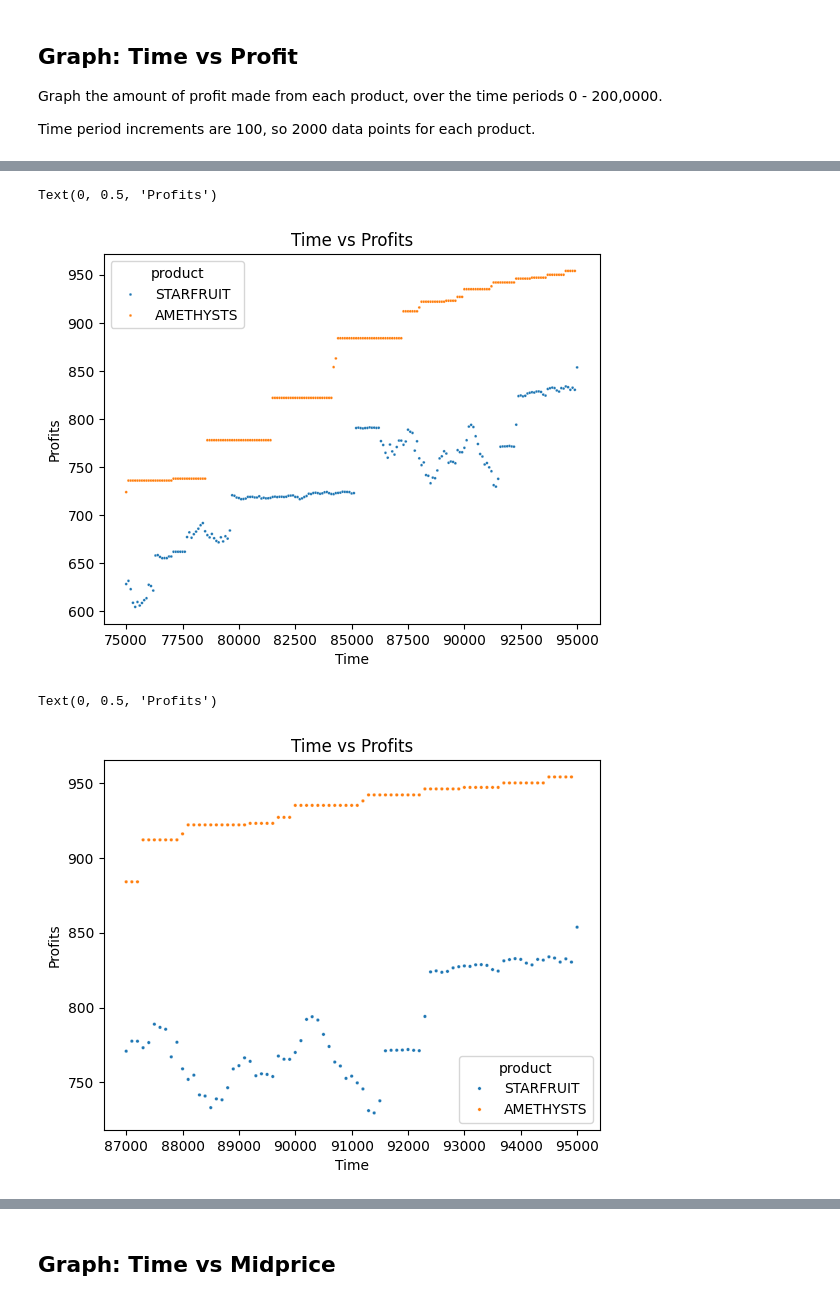
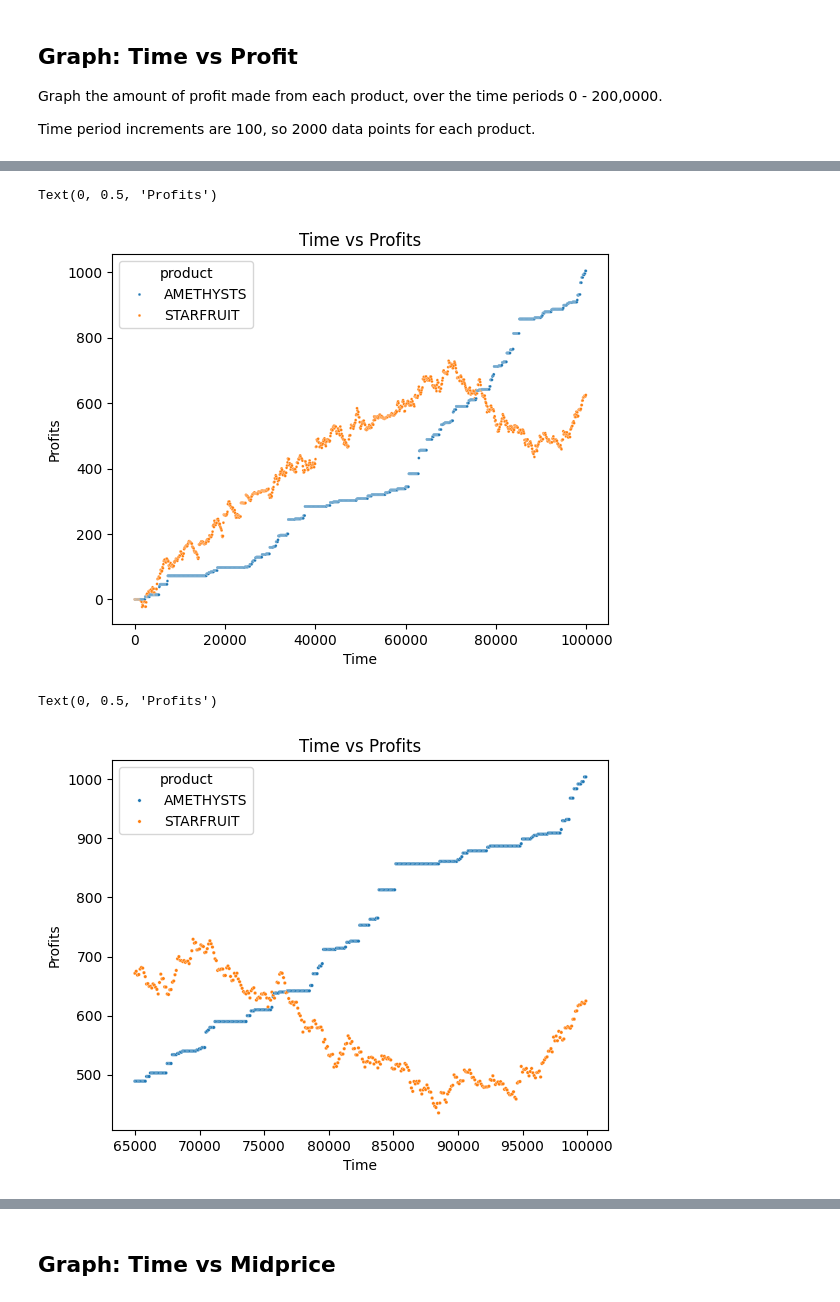
Before and after one commit to VincentG03/IMC-Poverty, a Jupyter notebook: Jonathan/Visuals (Jupyter)/Visualisation.ipynb, the cells around one changed output, grey strips where cells are left out. Saved outputs shown, nothing was run; the diff lists cells and outputs as text; code cells hidden in the pictures.

```diff
--- a/Jonathan/Visuals (Jupyter)/Visualisation.ipynb
+++ b/Jonathan/Visuals (Jupyter)/Visualisation.ipynb
@@ -5,7 +5,7 @@ import matplotlib.pyplot as plt
 import numpy as np
 # %%
 
-df = pd.read_csv('verify2.csv', delimiter=';')
+df = pd.read_csv('Round1.csv', delimiter=';')
 df.fillna(0, inplace=True)
 # %%
 df
@@ -62,19 +59,19 @@ Text(0, 0.5, 'Profits')
 # %%
-sns.scatterplot(data=df.loc[1500:1900], x='timestamp', y='profit_and_loss', hue='product', s = 4)
+sns.scatterplot(data=df.loc[0:2500], x='timestamp', y='profit_and_loss', hue='product', s = 4)
 plt.title('Time vs Profits')
 plt.xlabel('Time')
 plt.ylabel('Profits')
 # %% [output]
 Text(0, 0.5, 'Profits')
-[figure, old version]
+[figure, new version]
 # %%
-sns.scatterplot(data=df.loc[1740:1900], x='timestamp', y='profit_and_loss', hue='product', s = 6)
+sns.scatterplot(data=df.loc[1300:2000], x='timestamp', y='profit_and_loss', hue='product', s = 6)
 plt.title('Time vs Profits')
 plt.xlabel('Time')
 plt.ylabel('Profits')
 # %% [output]
 Text(0, 0.5, 'Profits')
-[figure, old version]
+[figure, new version]
 # %%
 sns.scatterplot(data=df.loc[2670:2700], x='timestamp', y='profit_and_loss', hue='product', s = 8)
 plt.title('Time vs Profits')
```
Also changed, not shown: parts of 12 cells of this notebook, 10 other files.
